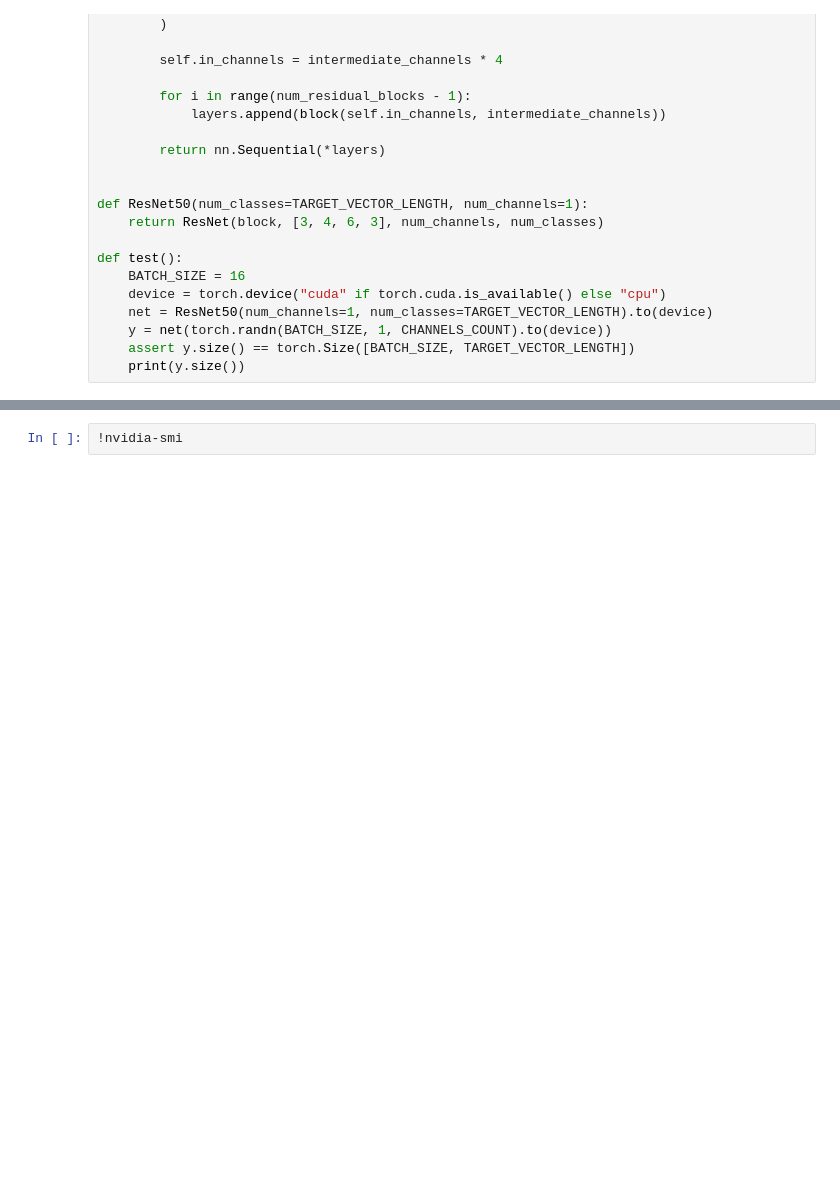
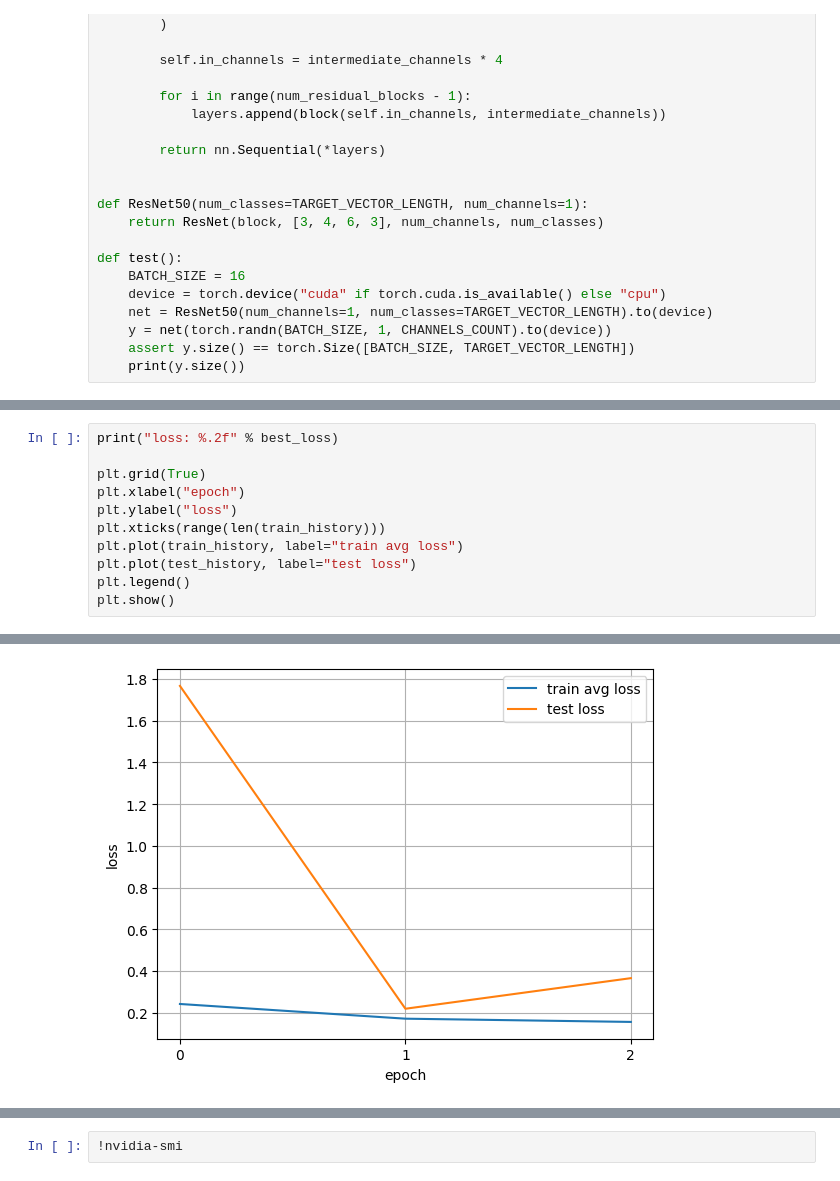
Before and after one commit to erzar0/1d-vit-for-classification-of-xrf-spectra, a Jupyter notebook: proof_of_concept.ipynb, the cells around one changed output, grey strips where cells are left out. Saved outputs shown, nothing was run; the diff lists cells and outputs as text; blank space fills up the shorter version.

```diff
--- a/proof_of_concept.ipynb
+++ b/proof_of_concept.ipynb
@@ -447,2 +442,14 @@ loss: 0.18
 AttributeError: ignored
 [figure]
+# %%
+print("loss: %.2f" % best_loss)
+
+plt.grid(True)
+plt.xlabel("epoch")
+plt.ylabel("loss")
+plt.xticks(range(len(train_history)))
+plt.plot(train_history, label="train avg loss")
+plt.plot(test_history, label="test loss")
+plt.legend()
+plt.show()
+# %% [output]
@@ -448,0 +457 @@ AttributeError: ignored
+[figure, added]
```
Also changed, not shown: parts of 8 cells of this notebook.
